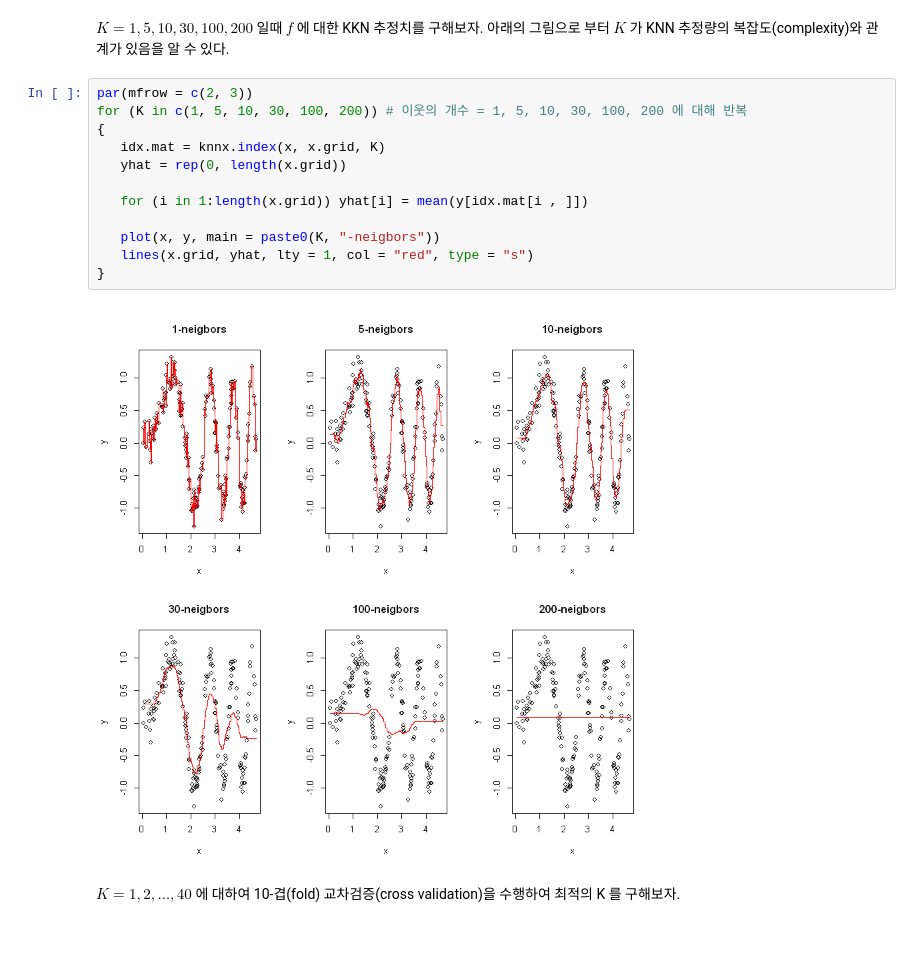
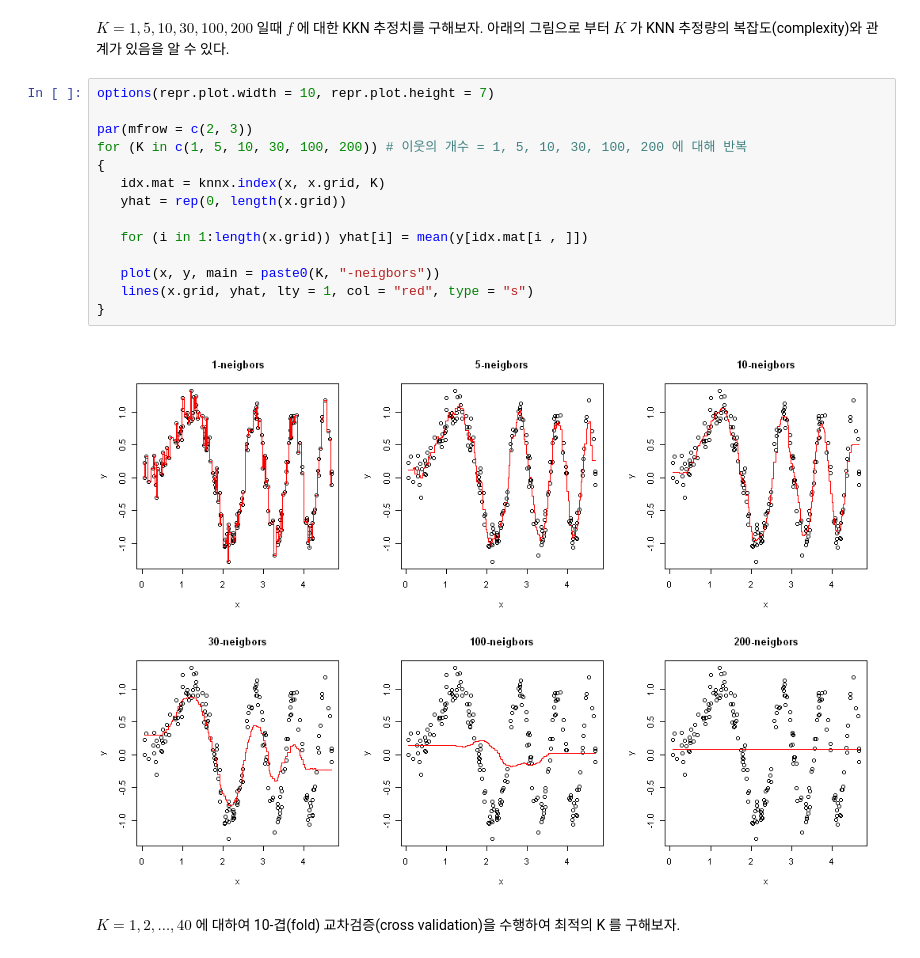
Before and after one commit to Lucky2DoLLars/01.Statistical-Model, a Jupyter notebook: KNN_regression.ipynb, the cells around one changed output. Drawn from its saved outputs; the diff is of its cells as text.

```diff
--- a/KNN_regression.ipynb
+++ b/KNN_regression.ipynb
@@ -99,19 +109,21 @@ lines(x.grid, yhat, lty = 1, col = "red", type = "s")
 # %% [markdown]
 $K = 1, 5, 10, 30, 100, 200$ 일때 $f$ 에 대한 KKN 추정치를 구해보자. 아래의 그림으로 부터 $K$ 가 KNN 추정량의 복잡도(complexity)와 관계가 있음을 알 수 있다.
 # %%
+options(repr.plot.width = 10, repr.plot.height = 7)
+
 par(mfrow = c(2, 3))
 for (K in c(1, 5, 10, 30, 100, 200)) # 이웃의 개수 = 1, 5, 10, 30, 100, 200 에 대해 반복
 {
    idx.mat = knnx.index(x, x.grid, K)
    yhat = rep(0, length(x.grid))
 
    for (i in 1:length(x.grid)) yhat[i] = mean(y[idx.mat[i , ]])
 
    plot(x, y, main = paste0(K, "-neigbors"))
    lines(x.grid, yhat, lty = 1, col = "red", type = "s")
 }
 # %% [output]
-[figure, old version]
+[figure, new version]
 # %% [markdown]
 $K = 1, 2, \ldots, 40$ 에 대하여 10-겹(fold) 교차검증(cross validation)을 수행하여 최적의 K 를 구해보자.
 # %%
```
Also changed, not shown: parts of 9 cells of this notebook.
